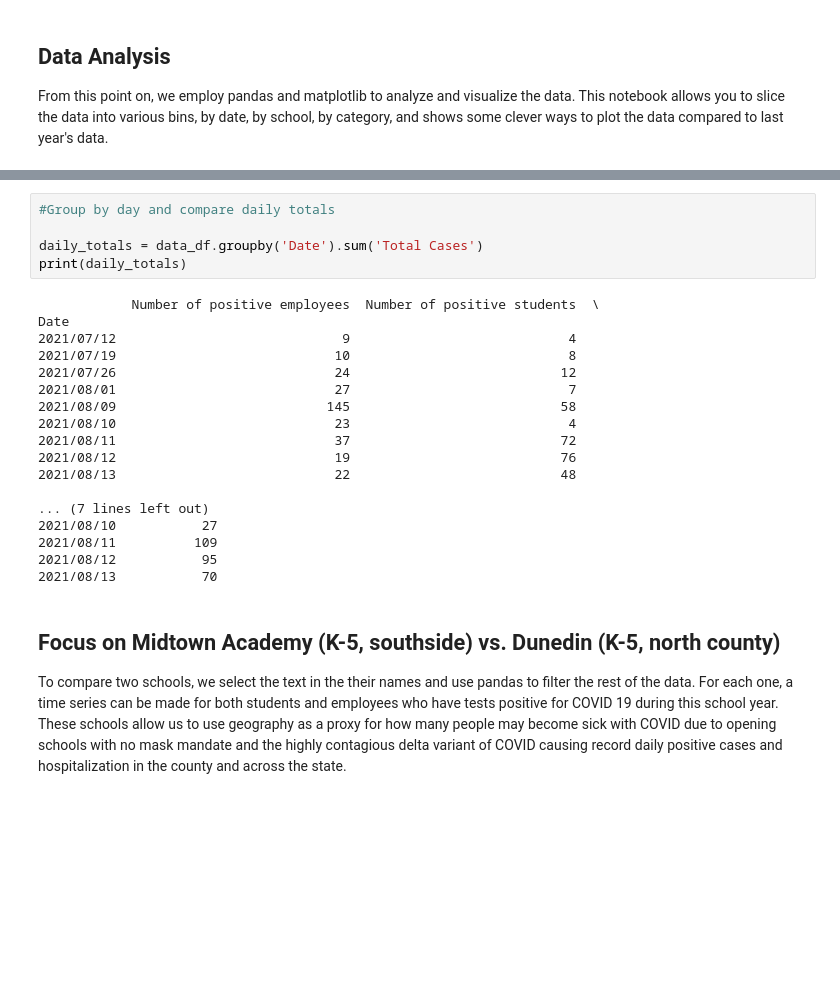
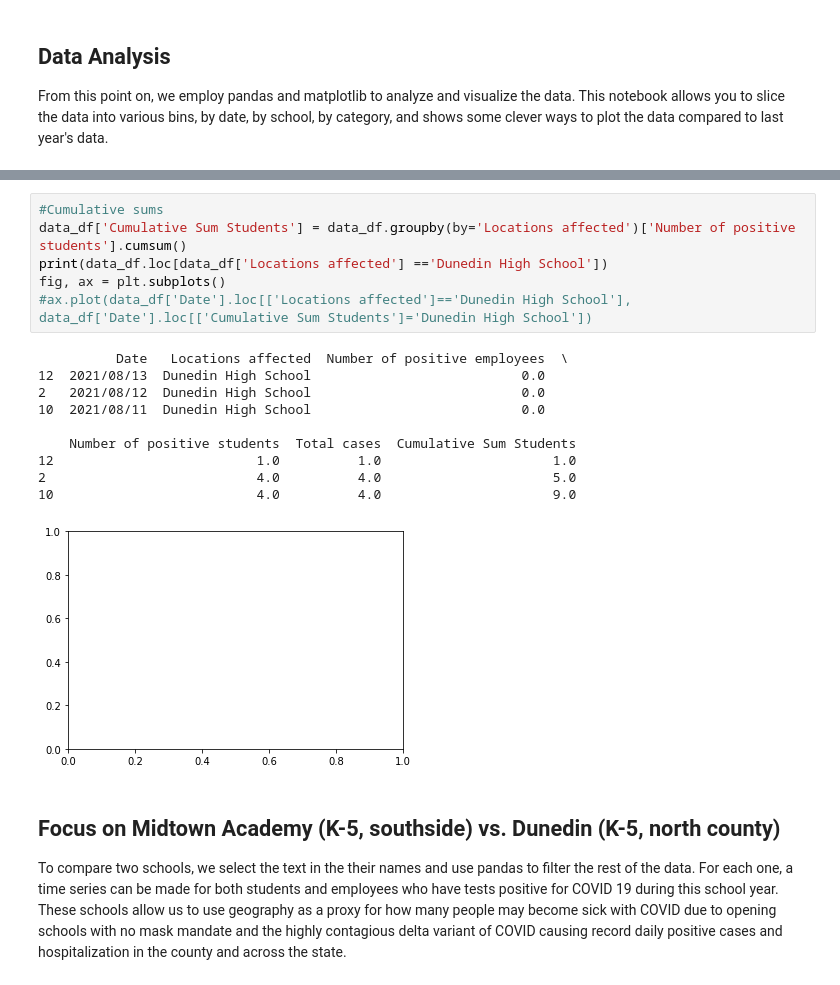
Before and after one commit to Rosenheim-Lab/PCS_COVID, a Jupyter notebook: dashboard_scrape.ipynb, the cells around one changed output, grey strips where cells are left out. Cells and saved outputs as stored; diff of their text form; blank space fills up the shorter version.

```diff
--- a/dashboard_scrape.ipynb
+++ b/dashboard_scrape.ipynb
@@ -119,26 +121,20 @@ Date
-# %%
-#Group by day and compare daily totals
-
-daily_totals = data_df.groupby('Date').sum('Total Cases')
-print(daily_totals)
-# %% [output]
-            Number of positive employees  Number of positive students  \
-Date
-2021/07/12                             9                            4
-2021/07/19                            10                            8
-2021/07/26                            24                           12
-2021/08/01                            27                            7
-2021/08/09                           145                           58
-2021/08/10                            23                            4
-2021/08/11                            37                           72
-2021/08/12                            19                           76
-2021/08/13                            22                           48
-
-... (7 lines left out)
-2021/08/10           27
-2021/08/11          109
-2021/08/12           95
-2021/08/13           70
+# %%
+#Cumulative sums
+data_df['Cumulative Sum Students'] = data_df.groupby(by='Locations affected')['Number of positive students'].cumsum()
+print(data_df.loc[data_df['Locations affected'] =='Dunedin High School'])
+fig, ax = plt.subplots()
+#ax.plot(data_df['Date'].loc[['Locations affected']=='Dunedin High School'], data_df['Date'].loc[['Cumulative Sum Students']='Dunedin High School'])
+# %% [output]
+          Date   Locations affected  Number of positive employees  \
+12  2021/08/13  Dunedin High School                           0.0
+2   2021/08/12  Dunedin High School                           0.0
+10  2021/08/11  Dunedin High School                           0.0
+
+    Number of positive students  Total cases  Cumulative Sum Students
+12                          1.0          1.0                      1.0
+2                           4.0          4.0                      5.0
+10                          4.0          4.0                      9.0
+[figure, added]
 # %% [markdown]
 ## Focus on Midtown Academy (K-5, southside) vs. Dunedin (K-5, north county)
 
```
Also changed, not shown: parts of 7 cells of this notebook, 2 other files.
